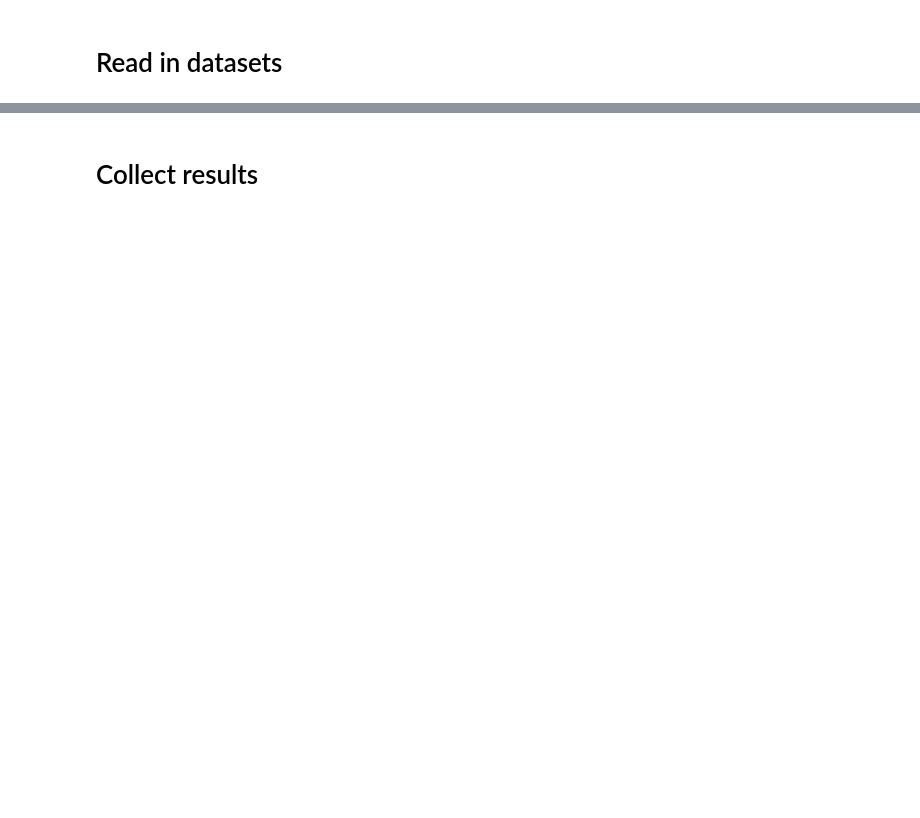
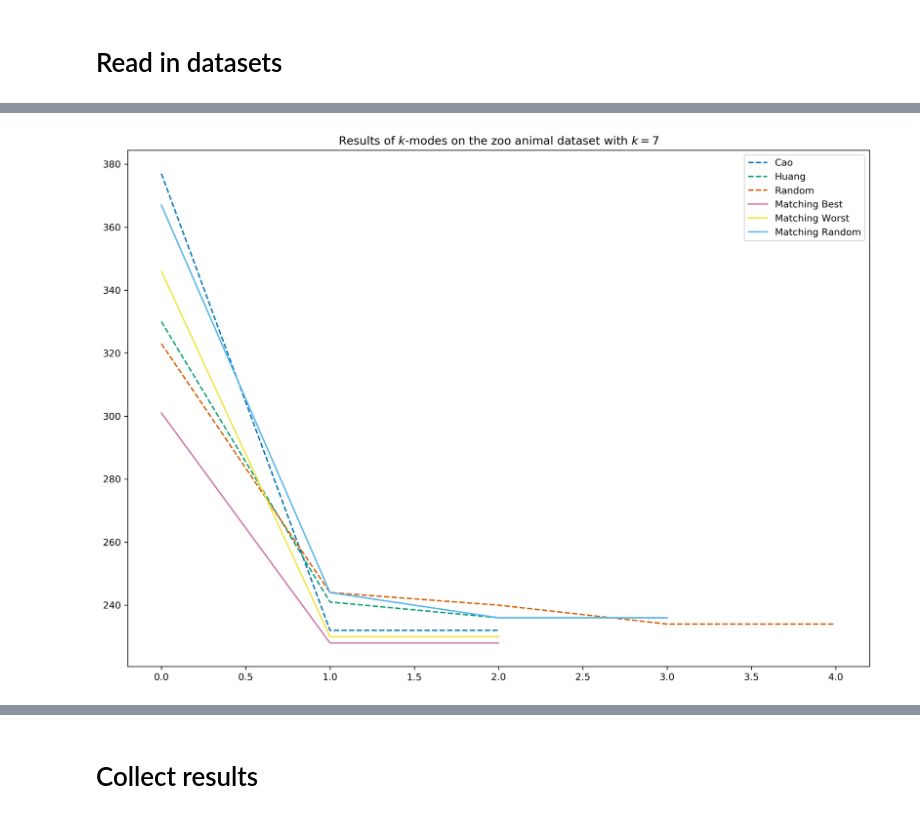
Before and after one commit to daffidwilde/kmodes-init-paper, a Jupyter notebook: nbs/generate_results.ipynb, the cells around one changed output, grey strips where cells are left out. Cells and saved outputs as stored; diff of their text form; code cells hidden in the pictures; blank space fills up the shorter version.

```diff
--- a/nbs/generate_results.ipynb
+++ b/nbs/generate_results.ipynb
@@ -33,0 +72,4 @@ for dataset in [soybean, mushroom, zoo, breast_cancer, vehicle]:
+# %%
+get_epoch_plot(zoo, 'zoo animal')
+# %% [output]
+[figure, added]
```
Also changed, not shown: parts of 17 cells of this notebook.
